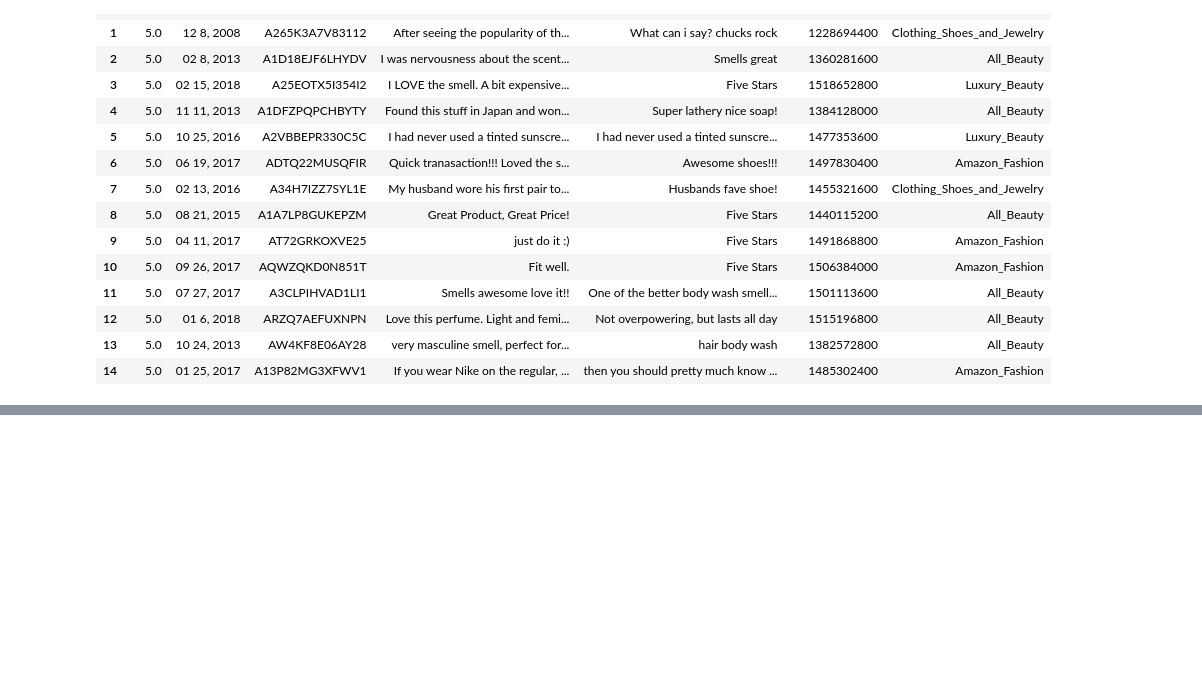
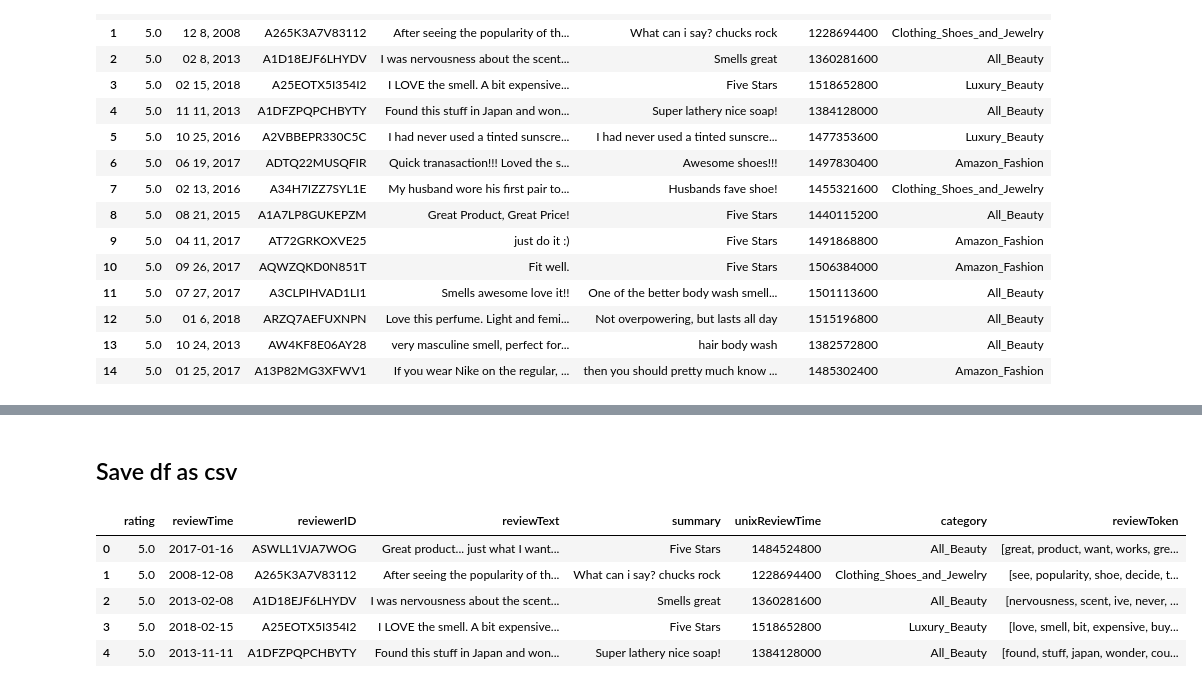
Before and after one commit to lebe1/text-oriented-data-science-project, a Jupyter notebook: Data_Preparation.ipynb, the cells around one changed output, grey strips where cells are left out. Cells and saved outputs as stored; diff of their text form; code cells hidden in the pictures; blank space fills up the shorter version.

```diff
--- a/Data_Preparation.ipynb
+++ b/Data_Preparation.ipynb
@@ -149,0 +178,2 @@ combined_df.head(15)
+# %%
+nlp_pipeline = stanza.Pipeline('en', processors='tokenize,lemma')
@@ -149,0 +199,13 @@ combined_df.head(15)
+# %%
+tqdm.pandas()
+stop_words = set(stopwords.words('english'))
+
+def process_text(text):
+    text = str(text)
+    text = text.translate(str.maketrans('', '', string.punctuation))
+    doc = nlp_pipeline(text)
+    tokens = [word.lemma for sentence in doc.sentences for word in sentence.words]
+    filtered_tokens = [token.lower() for token in tokens if token.lower() not in stop_words]
+    return filtered_tokens
+# %%
+combined_df['reviewToken'] = combined_df['reviewText'].progress_apply(process_text)
@@ -150,3 +229,16 @@ combined_df.head(15)
+# %% [markdown]
+## Save df as csv
+# %%
+combined_df['reviewTime'] = pd.to_datetime(combined_df['unixReviewTime'], unit='s')
+# %%
+combined_df.head(5)
+# %% [output]
+|  | rating | reviewTime | reviewerID | reviewText | summary | unixReviewTime | category | reviewToken |
+| 0 | 5.0 | 2017-01-16 | ASWLL1VJA7WOG | Great product... just what I want... | Five Stars | 1484524800 | All_Beauty | [great, product, want, works, gre... |
+| 1 | 5.0 | 2008-12-08 | A265K3A7V83112 | After seeing the popularity of th... | What can i say? chucks rock | 1228694400 | Clothing_Shoes_and_Jewelry | [see, popularity, shoe, decide, t... |
+| 2 | 5.0 | 2013-02-08 | A1D18EJF6LHYDV | I was nervousness about the scent... | Smells great | 1360281600 | All_Beauty | [nervousness, scent, ive, never, ... |
+| 3 | 5.0 | 2018-02-15 | A25EOTX5I354I2 | I LOVE the smell. A bit expensive... | Five Stars | 1518652800 | Luxury_Beauty | [love, smell, bit, expensive, buy... |
+| 4 | 5.0 | 2013-11-11 | A1DFZPQPCHBYTY | Found this stuff in Japan and won... | Super lathery nice soap! | 1384128000 | All_Beauty | [found, stuff, japan, wonder, cou... |
 # %%
 output_path = '/content/drive/MyDrive/DOPP_Ex2_data/combined_reviews.csv'
 
```
Also changed, not shown: parts of 10 cells of this notebook.
